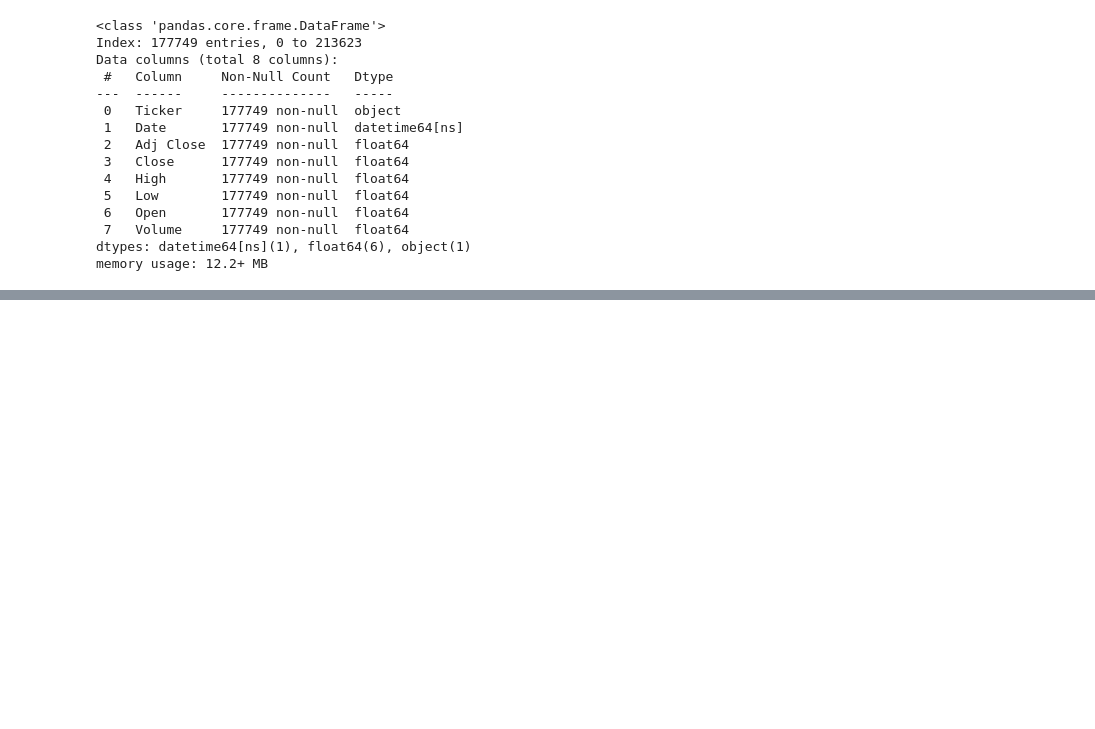
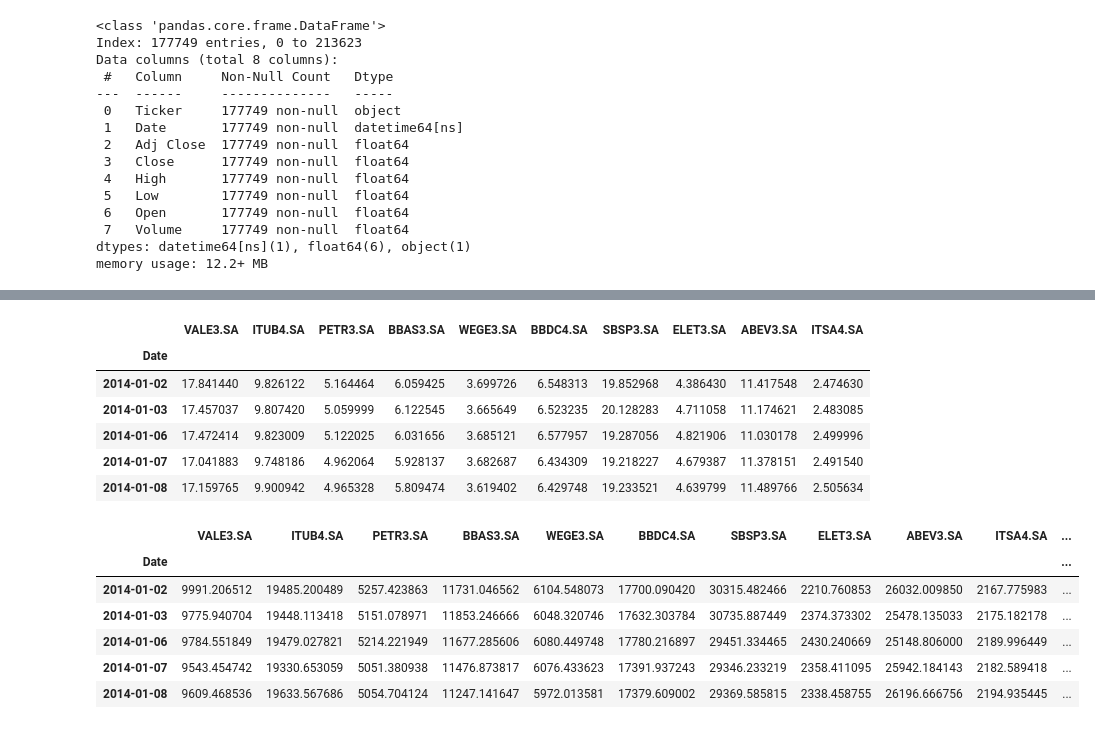
Before and after one commit to YohanMercesR/dashboard-financas, a Jupyter notebook: script_dashboard.ipynb.ipynb, the cells around one changed output, grey strips where cells are left out. Cells and saved outputs as stored; diff of their text form; code cells hidden in the pictures; blank space fills up the shorter version.

```diff
--- a/script_dashboard.ipynb.ipynb
+++ b/script_dashboard.ipynb.ipynb
@@ -181,0 +185,12 @@ memory usage: 12.2+ MB
+# %%
+# Whats the 10 assets with the largest share in ibov?
+df_ibov.sort_values(by="Part. (%)", inplace=True, ascending=False)
+df_ibov.head(10)
+top_10 = list(df_ibov.head(10)["Código"])
+
+# Adding ".SA" at the end
+for i in range(len(top_10)):
+    top_10[i] = top_10[i][:] + ".SA"
+
+# View
+print(top_10)
@@ -181,0 +268,35 @@ memory usage: 12.2+ MB
+# %%
+# Filter only select assets
+port = d.copy()
+port.set_index('Date', inplace=True)
+port = port[[ "VALE3.SA", "ITUB4.SA", "PETR3.SA", "BBAS3.SA", "WEGE3.SA", "BBDC4.SA", "SBSP3.SA", "ELET3.SA", "ABEV3.SA", "ITSA4.SA" ]]
+display(port.head())
+#print(d.info())
+
+# Multiply the quantity of stocks
+for i in range(len(quantity)):
+    #print(i)
+    #print("Asset: " , port.columns[i])
+    port.loc[ : ,port.columns[i]] = port.loc[ : ,port.columns[i]]*quantity[i]
+
+# View
+# display(port.head())
+
+# Portifolio
+port["Portifolio"] = port.iloc[:].sum(axis = 1)
+display(port.head())
+# %% [output]
+|  | VALE3.SA | ITUB4.SA | PETR3.SA | BBAS3.SA | WEGE3.SA | BBDC4.SA | SBSP3.SA | ELET3.SA | ABEV3.SA | ITSA4.SA |
+| Date |  |  |  |  |  |  |  |  |  |  |
+| 2014-01-02 | 17.841440 | 9.826122 | 5.164464 | 6.059425 | 3.699726 | 6.548313 | 19.852968 | 4.386430 | 11.417548 | 2.474630 |
+| 2014-01-03 | 17.457037 | 9.807420 | 5.059999 | 6.122545 | 3.665649 | 6.523235 | 20.128283 | 4.711058 | 11.174621 | 2.483085 |
+| 2014-01-06 | 17.472414 | 9.823009 | 5.122025 | 6.031656 | 3.685121 | 6.577957 | 19.287056 | 4.821906 | 11.030178 | 2.499996 |
+| 2014-01-07 | 17.041883 | 9.748186 | 4.962064 | 5.928137 | 3.682687 | 6.434309 | 19.218227 | 4.679387 | 11.378151 | 2.491540 |
+| 2014-01-08 | 17.159765 | 9.900942 | 4.965328 | 5.809474 | 3.619402 | 6.429748 | 19.233521 | 4.639799 | 11.489766 | 2.505634 |
+|  | VALE3.SA | ITUB4.SA | PETR3.SA | BBAS3.SA | WEGE3.SA | BBDC4.SA | SBSP3.SA | ELET3.SA | ABEV3.SA | ITSA4.SA | ... |
+| Date |  |  |  |  |  |  |  |  |  |  | ... |
+| 2014-01-02 | 9991.206512 | 19485.200489 | 5257.423863 | 11731.046562 | 6104.548073 | 17700.090420 | 30315.482466 | 2210.760853 | 26032.009850 | 2167.775983 | ... |
+| 2014-01-03 | 9775.940704 | 19448.113418 | 5151.078971 | 11853.246666 | 6048.320746 | 17632.303784 | 30735.887449 | 2374.373302 | 25478.135033 | 2175.182178 | ... |
+| 2014-01-06 | 9784.551849 | 19479.027821 | 5214.221949 | 11677.285606 | 6080.449748 | 17780.216897 | 29451.334465 | 2430.240669 | 25148.806000 | 2189.996449 | ... |
+| 2014-01-07 | 9543.454742 | 19330.653059 | 5051.380938 | 11476.873817 | 6076.433623 | 17391.937243 | 29346.233219 | 2358.411095 | 25942.184143 | 2182.589418 | ... |
+| 2014-01-08 | 9609.468536 | 19633.567686 | 5054.704124 | 11247.141647 | 5972.013581 | 17379.609002 | 29369.585815 | 2338.458755 | 26196.666756 | 2194.935445 | ... |
```
Also changed, not shown: parts of 15 cells of this notebook.
